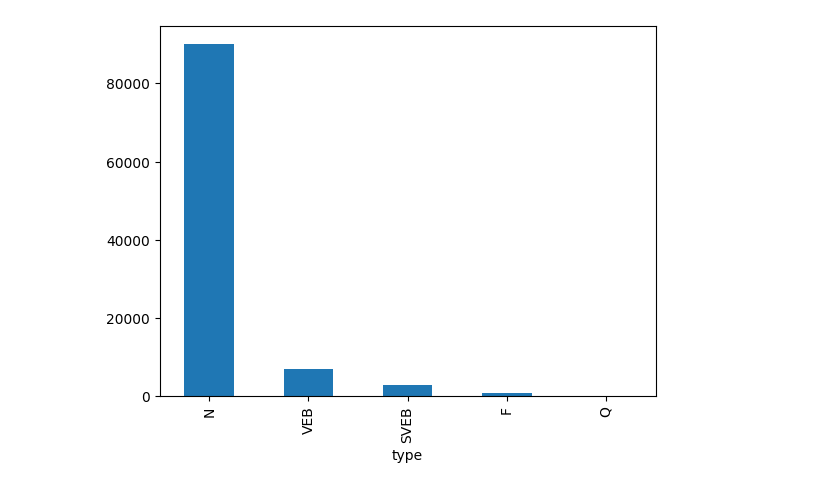
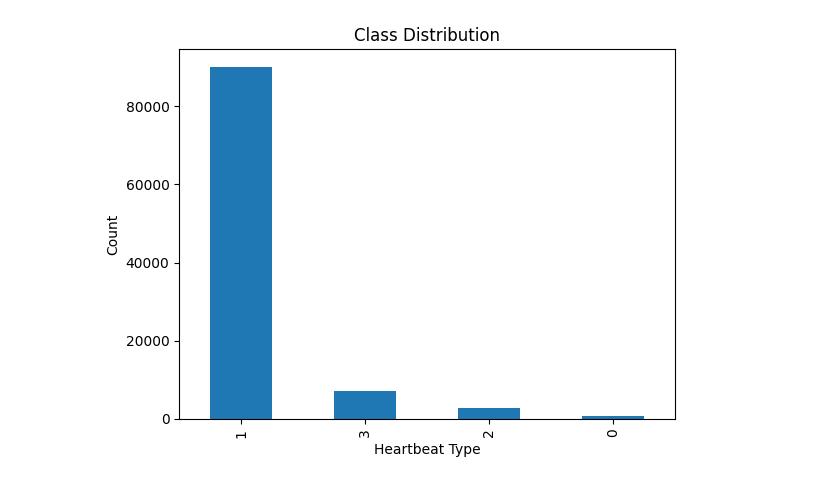
Before and after one commit to CBowers28/CIS4930-Final-Project, a Jupyter notebook: CIS4930-Final-Project.ipynb, the cells around one changed output. Drawn from its saved outputs; the diff is of its cells as text; code cells hidden in the pictures.

Commit message:
modified the dataset download code and added feature visualization

```diff
--- a/CIS4930-Final-Project.ipynb
+++ b/CIS4930-Final-Project.ipynb
@@ -1,12 +1,17 @@
 # %%
 import kagglehub
 import pandas as pd
+import os
 
 # Download latest version
 path = kagglehub.dataset_download("sadmansakib7/ecg-arrhythmia-classification-dataset")
 
-print("Path to dataset files:", path)
+file_name = 'MIT-BIH Arrhythmia Database.csv'
+full_path = os.path.join(path, file_name)
+
+print("Full path to file:", full_path)
+
 
 # load the dataset
-df = pd.read_csv(path + "\MIT-BIH Arrhythmia Database.csv")
+df = pd.read_csv(full_path)
 # %% [output]
@@ -14,5 +19,6 @@ Path to dataset files: C:\Users\Xian Zhang\.cache\kagglehub\datasets\sadmansakib
 # %%
 import matplotlib.pyplot as plt
+import seaborn as sns
 from sklearn.preprocessing import LabelEncoder
 from sklearn.model_selection import train_test_split
 from sklearn.preprocessing import StandardScaler
@@ -36,9 +42,15 @@ from imblearn.over_sampling import SMOTE
 # Description: This category might represent beats that couldn't be classified into the other categories
 # Count: 15 instances, making it the rarest class in your dataset, should be removed
 
-# data visualization and preprocessing
-# bar chart of class distribution
+# ------------------
+# Basic Data Visualization
+# ------------------
+
+# Bar chart of class distribution
 df['type'].value_counts().plot(kind='bar')
+plt.title('Class Distribution')
+plt.xlabel('Heartbeat Type')
+plt.ylabel('Count')
 plt.show()
 
 # Data exploration
@@ -47,40 +59,94 @@ print(df.head(5))
 df.info()
 df.describe()
 
-#columns in dataset:
+# Columns in dataset:
 print(df.columns)
 print(df['type'].value_counts())
 
+# ------------------
+# Univariate Analysis: Distribution of Each Feature
+# ------------------
+for col in df.select_dtypes(include=['float64', 'int64']).columns:
+    if col != 'type':
+        plt.figure(figsize=(6,4))
+        sns.histplot(df[col], kde=True, bins=30)
+        plt.title(f'Distribution of {col}')
+        plt.xlabel(col)
+        plt.ylabel('Frequency')
+        plt.show()
+
+# ------------------
+# Correlation Heatmap Before Dropping Features
+# ------------------
+plt.figure(figsize=(12,8))
+sns.heatmap(df.corr(), annot=False, cmap='coolwarm')
+plt.title('Feature Correlation (Before Dropping Features)')
+plt.show()
+
+
 # from the visualization, we can see that there are some classes with very few samples, and classes that don't do anything
-df = df.drop(columns=['record'])
+if 'record' in df.columns:
+    df = df.drop(columns=['record'])
 
 # drop type ==  Q, not enough samples to form worthwhile predictions
 df = df[df['type'] != 'Q']
 
 # Encode the 'type' column,  because the classes are not ordinal
 label_encoder = LabelEncoder()
 df['type'] = label_encoder.fit_transform(df['type'])
 
 # Print the mapping of classes to encoded values
 print(dict(zip(label_encoder.classes_, label_encoder.transform(label_encoder.classes_))))
+
+# ------------------
+# Correlation Heatmap After Dropping Features
+# ------------------
+plt.figure(figsize=(12,8))
+sns.heatmap(df.corr(), annot=False, cmap='coolwarm')
+plt.title('Feature Correlation (After Dropping Features)')
+plt.show()
+
+# ==========================
+# Multivariate Analysis
+# ==========================
+
+# 1. Pairplot for selected important features
+
+selected_features = ['0_qt_interval', '0_pq_interval', '0_qrs_interval', 'type']
+sns.pairplot(df[selected_features], hue='type')
+plt.suptitle('Pairplot of Selected Features', y=1.02)
+plt.show()
+
+# 2. Scatter plot between two key features
+plt.figure(figsize=(8,6))
+sns.scatterplot(data=df, x='0_pre-RR', y='0_post-RR', hue='type')
+plt.title('0_pre-RR vs 0_post-RR colored by Type')
+plt.show()
+
+# 3. Boxplots to examine feature distributions across types
+for col in ['0_qt_interval', '0_pq_interval', '0_qrs_interval']:
+    plt.figure(figsize=(6,4))
+    sns.boxplot(x='type', y=col, data=df)
+    plt.title(f'{col} by Type')
+    plt.show()
 
 # Split the data into features (X) and target (y)
 # X contains all columns except 'type', which is our target variable
 # y contains only the 'type' column which has been encoded to numeric values
 X = df.drop('type', axis=1)
 y = df['type']
 
 X_train, X_test, y_train, y_test = train_test_split(X, y, test_size=0.9, random_state=42)
 
 # Initialize the StandardScaler
 scaler = StandardScaler()
 
 # Fit the scaler on the training data and transform both training and test data
 X_train_scaled = scaler.fit_transform(X_train)
 X_test_scaled = scaler.transform(X_test)
 
 # Apply SMOTE to the training data, to balance the classes
 smote = SMOTE(random_state=42)
 X_train_resampled, y_train_resampled = smote.fit_resample(X_train_scaled, y_train)
 # %% [output]
-[figure, old version]
+[figure, new version]
```
Also changed, not shown: parts of 4 cells of this notebook.
